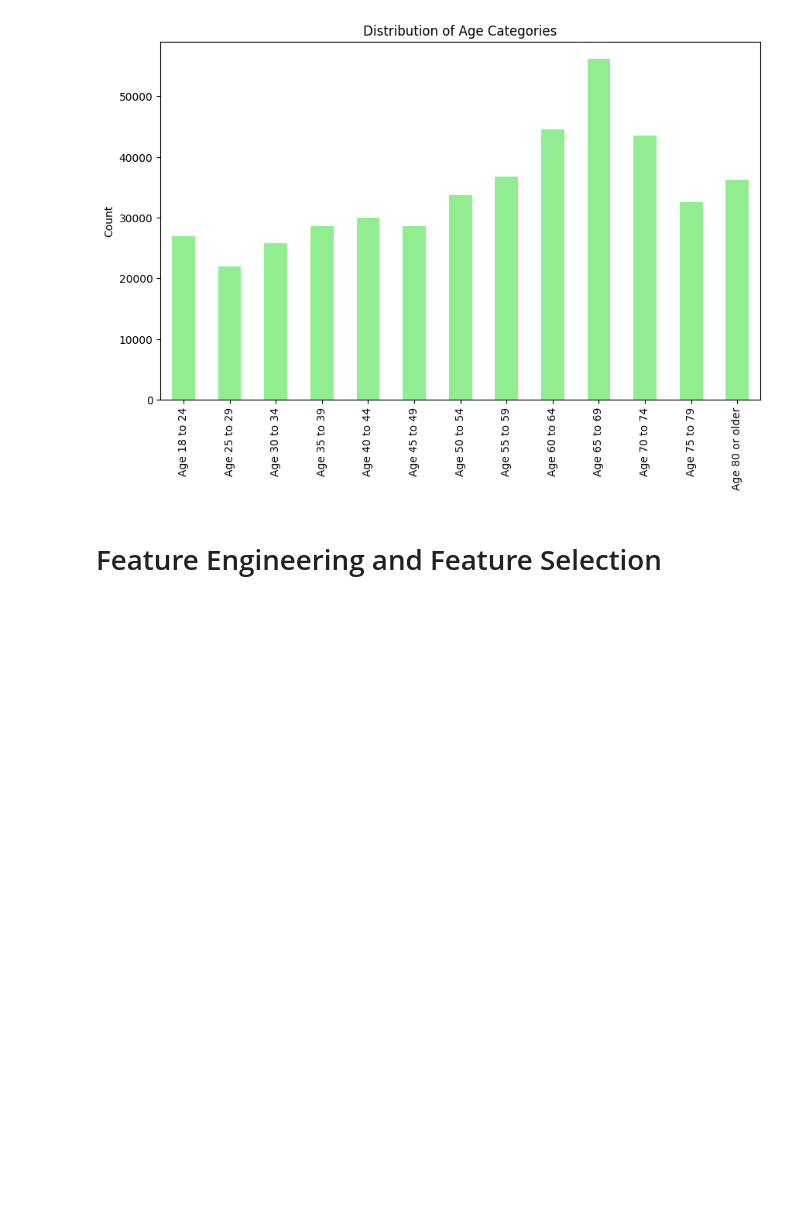
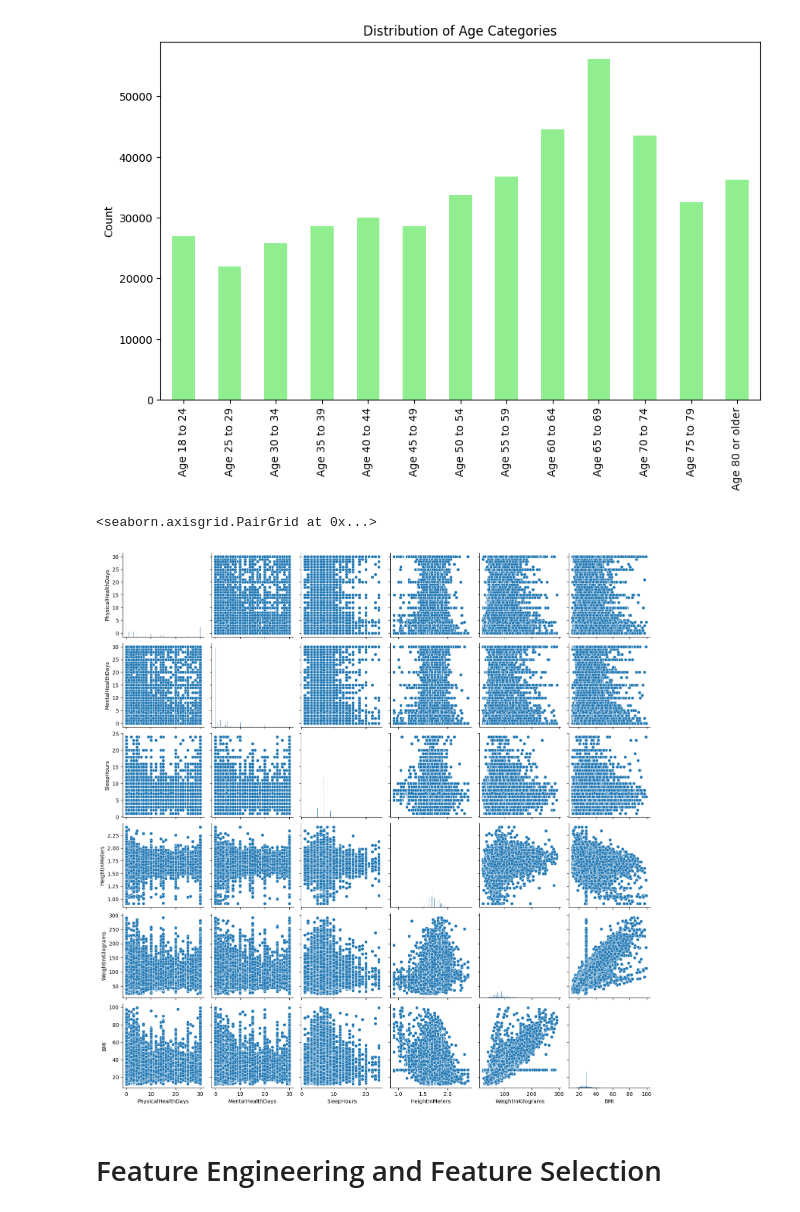
Before and after one commit to rajkumarshahu/AI-Colab, a Jupyter notebook: AI_Project.ipynb, the cells around one changed output. Cells and saved outputs as stored; diff of their text form; code cells hidden in the pictures; blank space fills up the shorter version.

```diff
--- a/AI_Project.ipynb
+++ b/AI_Project.ipynb
@@ -178,6 +183,11 @@ plt.ylabel('Count')
 plt.show()
 # %% [output]
 [figure]
+# %%
+sns.pairplot(data)
+# %% [output]
+<seaborn.axisgrid.PairGrid at 0x...>
+[figure, added]
 # %% [markdown]
 # Feature Engineering and Feature Selection
 # %% [markdown]
```
Also changed, not shown: parts of 20 cells of this notebook.
